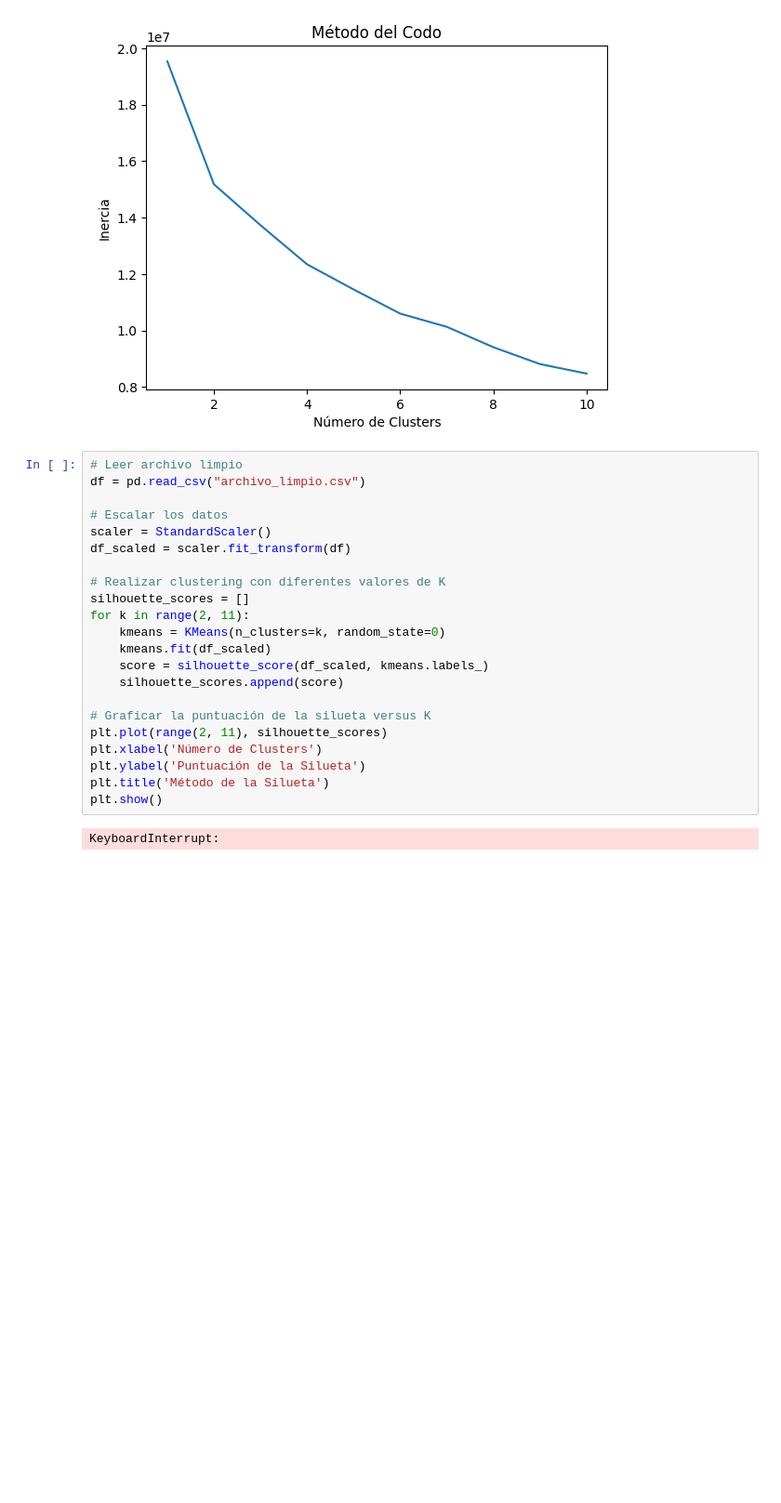
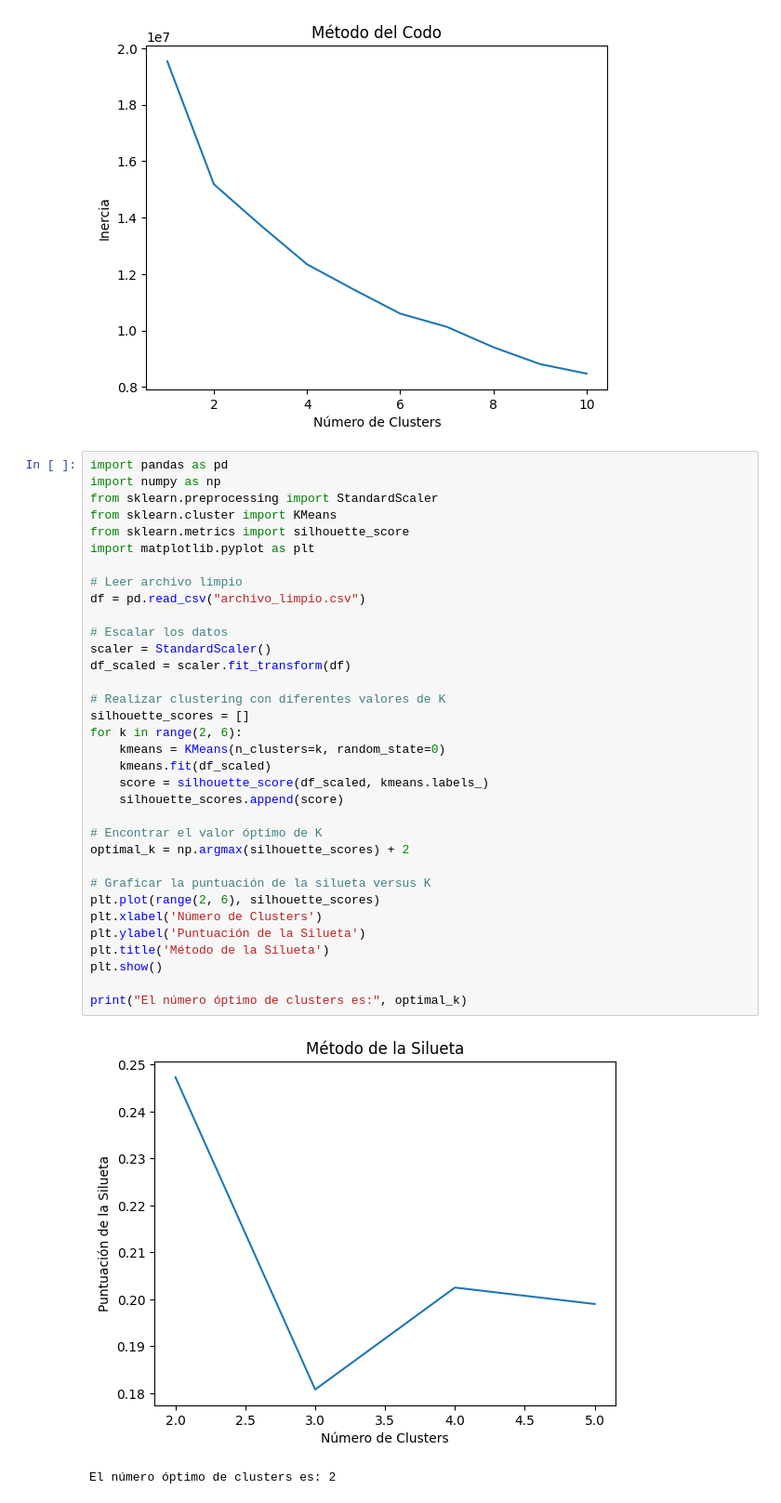
Before and after one commit to rsmith1220/MineriaDeDatos, a Jupyter notebook: agrupamiento_clusters.ipynb, the cells around one changed output. Shown at 93% size. Drawn from its saved outputs; the diff is of its cells as text; blank space fills up the shorter version.

```diff
--- a/agrupamiento_clusters.ipynb
+++ b/agrupamiento_clusters.ipynb
@@ -30,29 +30,42 @@ plt.show()
 # %% [output]
 [figure]
 # %%
+import pandas as pd
+import numpy as np
+from sklearn.preprocessing import StandardScaler
+from sklearn.cluster import KMeans
+from sklearn.metrics import silhouette_score
+import matplotlib.pyplot as plt
+
 # Leer archivo limpio
 df = pd.read_csv("archivo_limpio.csv")
 
 # Escalar los datos
 scaler = StandardScaler()
 df_scaled = scaler.fit_transform(df)
 
 # Realizar clustering con diferentes valores de K
 silhouette_scores = []
-for k in range(2, 11):
+for k in range(2, 6):
     kmeans = KMeans(n_clusters=k, random_state=0)
     kmeans.fit(df_scaled)
     score = silhouette_score(df_scaled, kmeans.labels_)
     silhouette_scores.append(score)
 
+# Encontrar el valor óptimo de K
+optimal_k = np.argmax(silhouette_scores) + 2
+
 # Graficar la puntuación de la silueta versus K
-plt.plot(range(2, 11), silhouette_scores)
+plt.plot(range(2, 6), silhouette_scores)
 plt.xlabel('Número de Clusters')
 plt.ylabel('Puntuación de la Silueta')
 plt.title('Método de la Silueta')
 plt.show()
+
+print("El número óptimo de clusters es:", optimal_k)
 # %% [output]
+[figure, added]
-KeyboardInterrupt:
+El número óptimo de clusters es: 2
 # %%
 import pandas as pd
 from sklearn.cluster import KMeans
```
